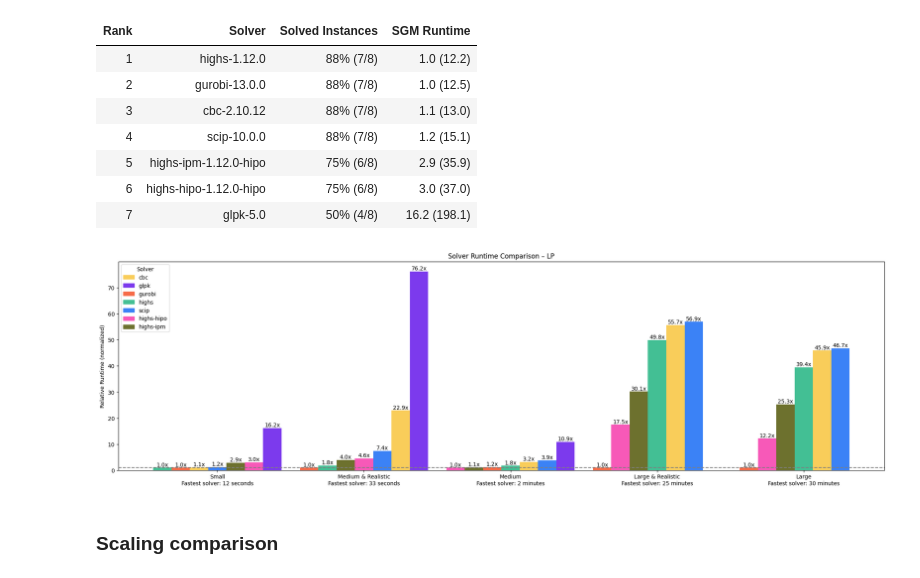
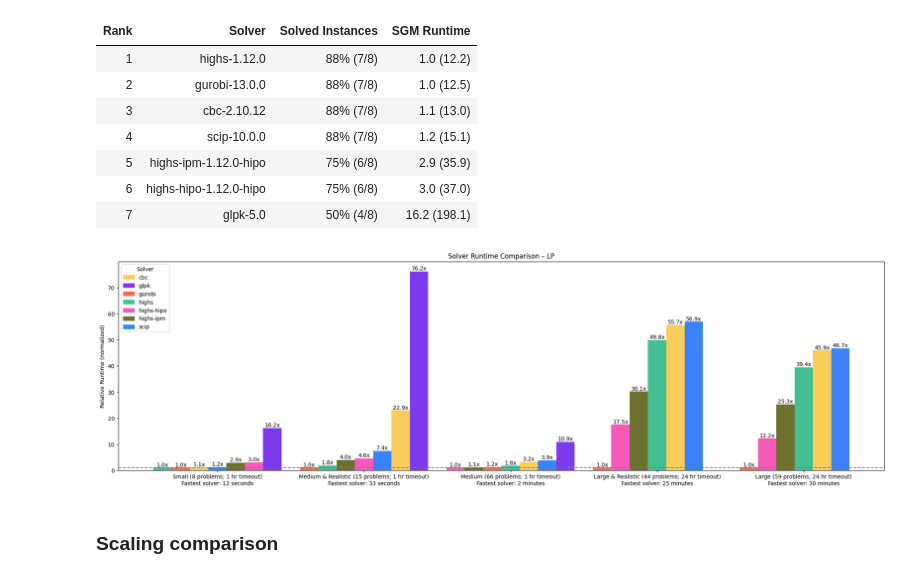
Before and after one commit to open-energy-transition/solver-benchmark, a Jupyter notebook: notebooks/higs-hipo-runs.ipynb, the cells around one changed output. Drawn from its saved outputs; the diff is of its cells as text; code cells hidden in the pictures.

Commit message:
Update results, plots

```diff
--- a/notebooks/higs-hipo-runs.ipynb
+++ b/notebooks/higs-hipo-runs.ipynb
@@ -1019,9 +1019,16 @@ After dropping: (1270, 26)
 | 6 | highs-hipo-1.12.0-hipo | 75% (6/8) | 3.0 (37.0) |
 | 7 | glpk-5.0 | 50% (4/8) | 16.2 (198.1) |
 # %%
-plot_summary_results(summary_df, "LP", 7)
+label_map = {
+    "Small": "Small (8 problems; 1 hr timeout)",
+    "Medium": "Medium (66 problems; 1 hr timeout)",
+    "Medium & Realistic": "Medium & Realistic (15 problems; 1 hr timeout)",
+    "Large": "Large (59 problems; 24 hr timeout)",
+    "Large & Realistic": "Large & Realistic (44 problems; 24 hr timeout)",
+}
+plot_summary_results(summary_df, "LP", max_num_solvers=7, label_map=label_map)
 # %% [output]
-[figure, old version]
+[figure, new version]
 # %% [markdown]
 ### Scaling comparison
 # %%
```
Also changed, not shown: 3 other files.
